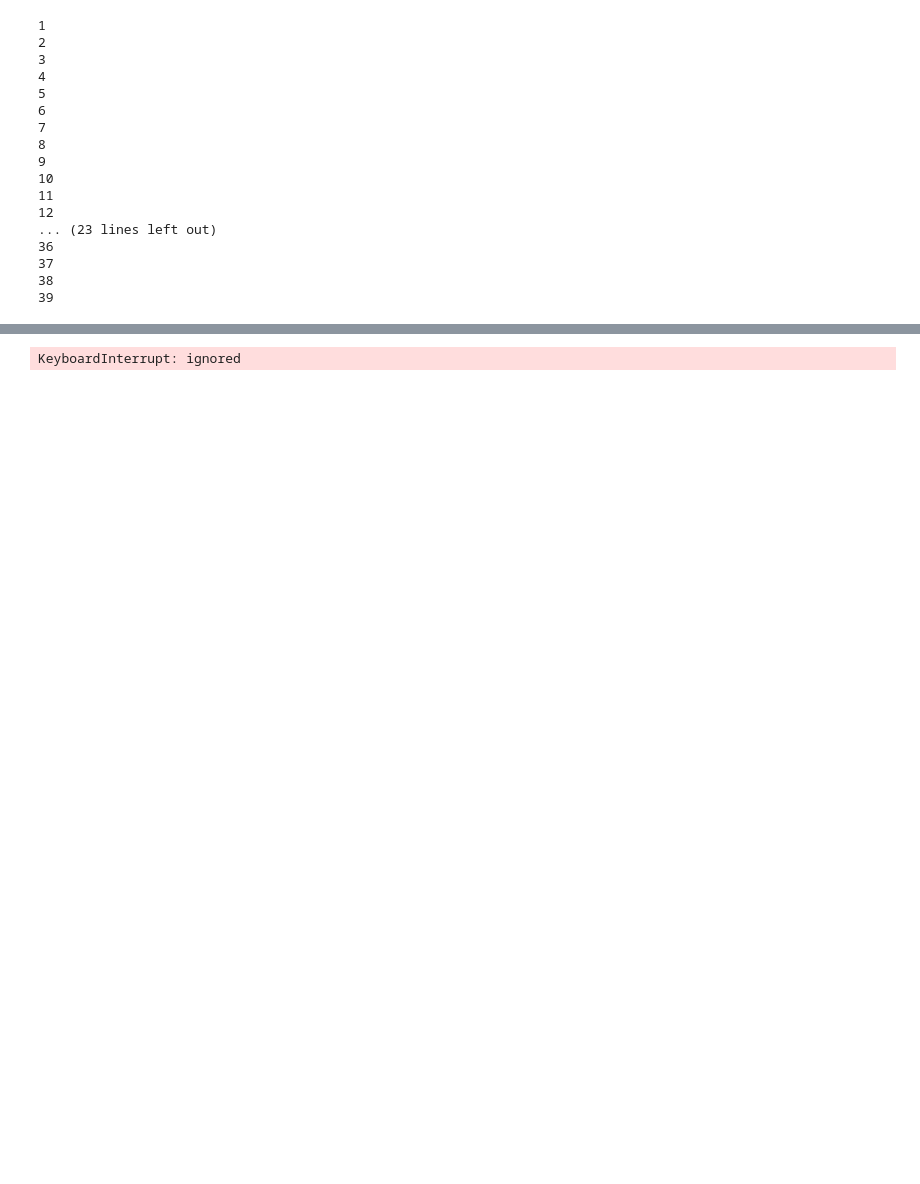
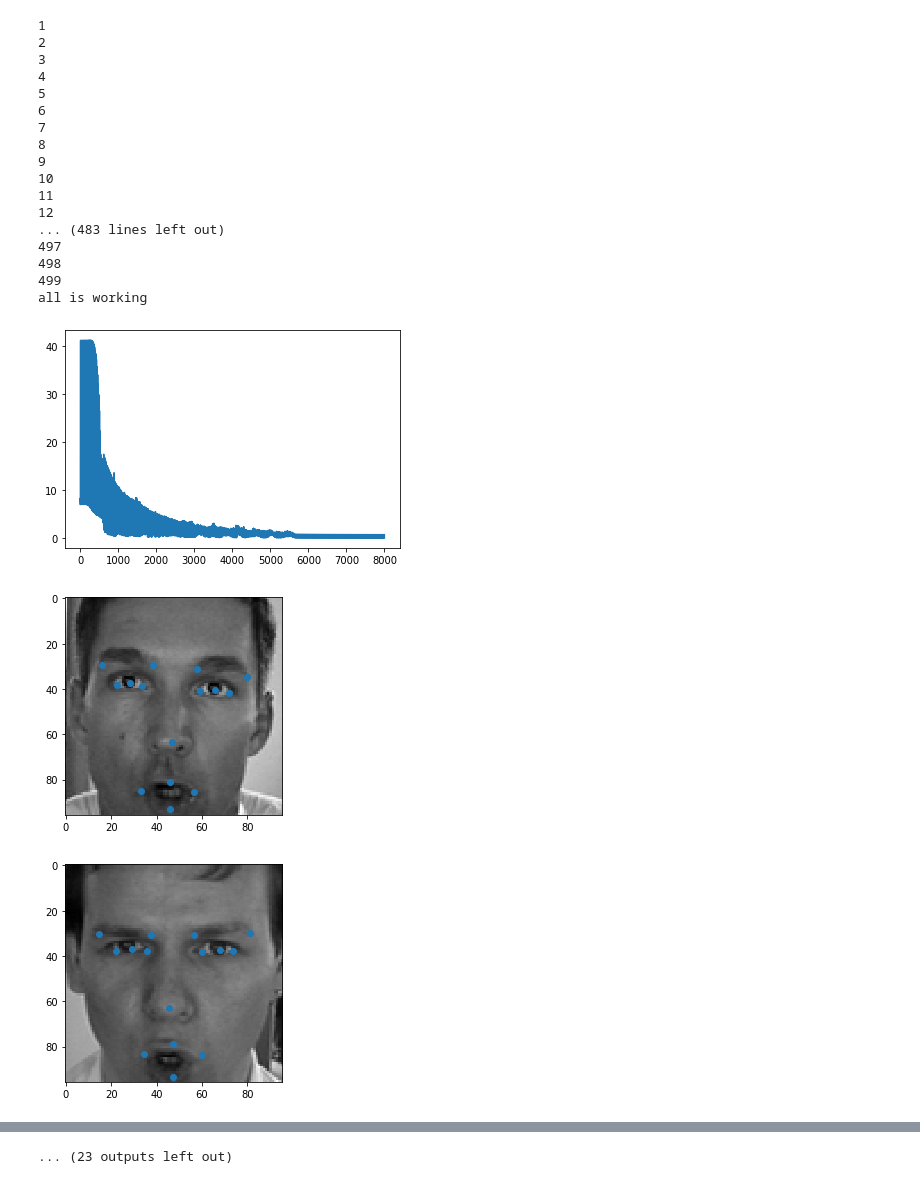
Before and after one commit to AndrewFatula/Simple-CNNs, a Jupyter notebook: FEC_TPU_RESNET.ipynb, the cells around one changed output, grey strips where cells are left out. Saved outputs shown, nothing was run; the diff lists cells and outputs as text; code cells hidden in the pictures; blank space fills up the shorter version.

```diff
--- a/FEC_TPU_RESNET.ipynb
+++ b/FEC_TPU_RESNET.ipynb
@@ -89,15 +88,15 @@ INFO:tensorflow:*** Num TPU Workers: 1
 # %%
 LEARNING_RATE = 0.005
 num_classes = 30
-n_filters = 64
-n_fc1 = 2048
+n_filters = 128
+n_fc1 = 4096
 n_fc2 = 1024
 pool = (4,4)
 kernel_size1 = (3,3)
 kernel_size2 = (2,2)
 input_shape = ( 96, 96, 1)
 
-n_epochs = 600
+n_epochs = 500
 
 #input, n_filters, strides
 
@@ -191,10 +190,10 @@ class BCNN(tf.keras.Model):
 
   def __init__(self, input, num_classes, n_filters, n_fc1, n_fc2):
     super(BCNN, self).__init__()
-    self.start_conv = tf.keras.layers.Conv2D(int(n_filters/8), kernel_size = (5, 5), padding = "same",
+    self.start_conv = tf.keras.layers.Conv2D(int(n_filters/8), kernel_size = (6, 6), strides = (2,2), padding = "same",
                                         input_shape = input, activation="relu", kernel_regularizer=regularizers.l2(0.002))
 
-    input_shape = (input[0], input[1], int(n_filters/8))
+    input_shape = ((int(input[0]/2), int(input[1]/2), int(n_filters/8)))
     self.bottleneck1 = bottleneck_block(input_shape, n_filters)
     self.dropout = tf.keras.layers.Dropout(0.3)
     self.pool1 = tf.keras.layers.MaxPooling2D(pool_size = (2,2))
@@ -210,7 +209,7 @@ class BCNN(tf.keras.Model):
 
     input_shape3 = (int(input_shape[0]/8), int(input_shape[1]/8), n_filters)
     self.bottleneck4 = bottleneck_block(input_shape3, n_filters*8)
-    self.pool4 = tf.keras.layers.MaxPooling2D(pool_size = (2,2))
+    self.pool4 = tf.keras.layers.MaxPooling2D(pool_size = (6,6))
 
     self.flatten = tf.keras.layers.Flatten()
     self.fc1 = tf.keras.layers.Dense(n_fc1, activation="relu", kernel_regularizer=regularizers.l2(0.002))
@@ -233,10 +232,8 @@ class BCNN(tf.keras.Model):
       x7 = self.dropout(x7_)
       x8 = self.pool4(x7)
       x9 = self.flatten(x8)
-      x10_ = self.fc1(x9)
-      x10 = self.dropout(x10_)
-      x11_ = self.fc2(x10)
-      x11 = self.dropout(x11_)
+      x10 = self.fc1(x9)
+      x11 = self.dropout(x10)
       x12 = self.out(x11)
       return tanhshrink(x12)
     else:
@@ -251,9 +248,8 @@ class BCNN(tf.keras.Model):
       x8 = self.pool4(x7)
       x9 = self.flatten(x8)
       x10 = self.fc1(x9)
-      x11 = self.fc2(x10)
-      x12 = self.out(x11)
-      return tanhshrink(x12)
+      x11 = self.out(x10)
+      return tanhshrink(x11)
 
 
 
@@ -261,7 +257,7 @@ class RCNN(tf.keras.Model):
 
   def __init__(self, input, num_classes, n_filters, kernel_size1, kernel_size2, n_fc1, n_fc2):
     super(RCNN, self).__init__()
-    self.start_conv = tf.keras.layers.Conv2D(int(n_filters/2), kernel_size = (7, 7), padding = "same",
+    self.start_conv = tf.keras.layers.Conv2D(int(n_filters/2), kernel_size = (5, 5), padding = "same",
                                         input_shape = input, activation="relu", kernel_regularizer=regularizers.l2(0.002))
 
     input_shape1 = (input[0], input[1], int(n_filters/8))
@@ -484,14 +480,9 @@ with tpu_strategy.scope():
       num_batches += 1
       #if epoch == 1:
       #  optimizer = tf.keras.optimizers.Adam(learning_rate=0.0001, beta_1 = 0.85)
+      test_losses.append(loss)
 
-    for x_test in test_dist_dataset:
-      step_test += 1
-      loss = distributed_test_step(x_test, mean_keypoints)
-      if step_test == rand_idx:
-        check_image = x_test[0].values
-        if epoch > 10:
-          test_losses.append(loss)
+
   print("all is working")
 
 
@@ -517,35 +508,38 @@ with tf.device("cpu:0"):
 end = time.localtime(time.time())
 start_in_sec = start[3]*3600 + start[4]*60 + start[5]
 end_in_sec = end[3]*3600 + end[4]*60 + end[5]
 
 
 all_time_min = int((end_in_sec-start_in_sec)/60)
 all_time_sec = (end_in_sec-start_in_sec)%60
 if all_time_min < 10:
 	if all_time_sec < 10:
 		print('0%s:0%s' % (all_time_min, all_time_sec ))
 	else:
 		print('0%s:%s' % (all_time_min, all_time_sec ))
 else:
 	if all_time_sec < 10:
 		print('%s:0%s' % (all_time_min, all_time_sec ))
 	else:
 		print('%s:%s' % (all_time_min, all_time_sec ))
 # %% [output]
 1
 2
 3
 4
 5
 6
 7
 8
 9
 10
 11
 12
-... (23 lines left out)
-36
-37
-38
-39
+... (483 lines left out)
+497
+498
+499
+all is working
+[figure, added]
+[figure, added]
+[figure, added]
@@ -552 +554 @@ else:
-KeyboardInterrupt: ignored
+... (23 outputs left out)
```
Also changed, not shown: parts of 4 cells of this notebook.
